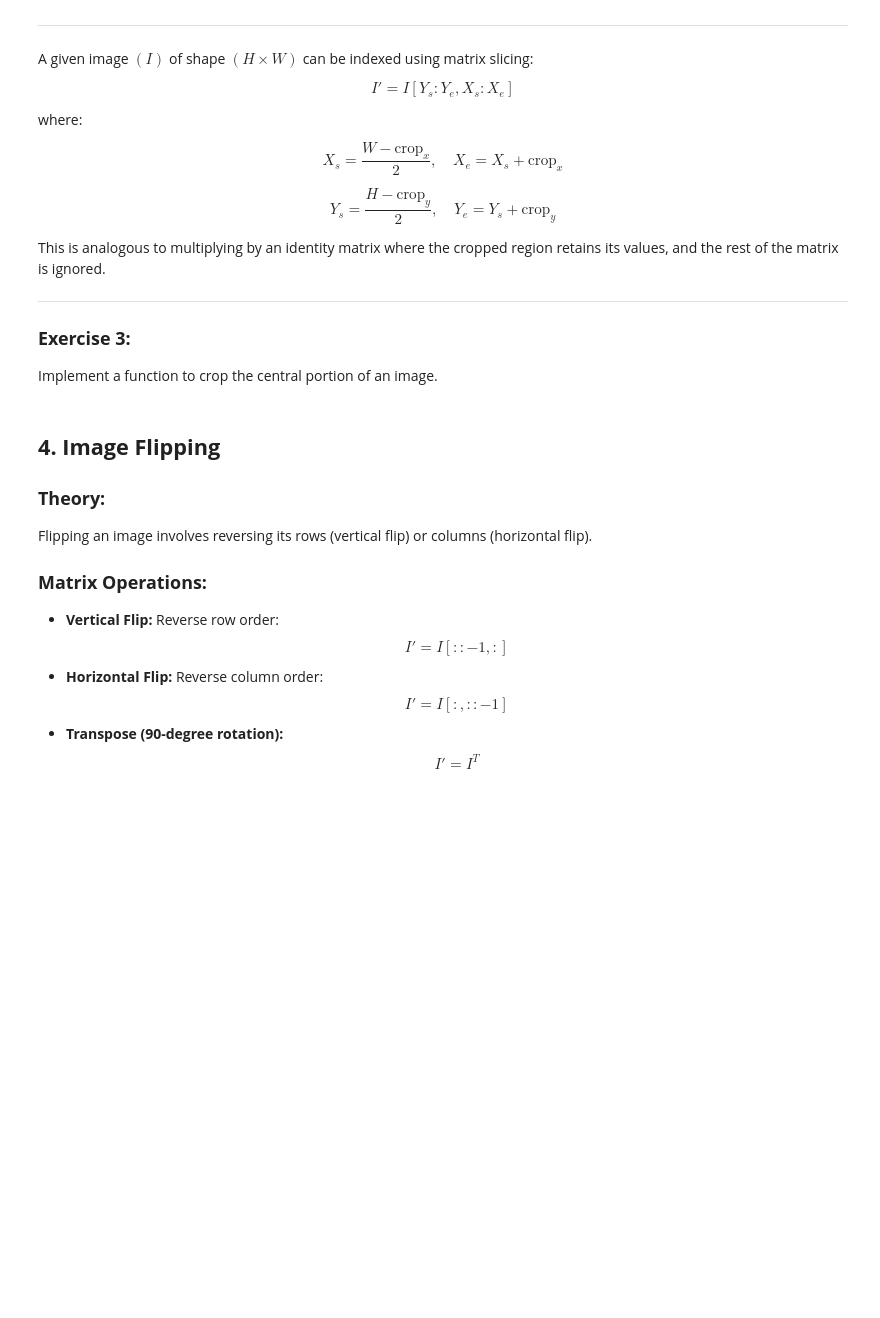
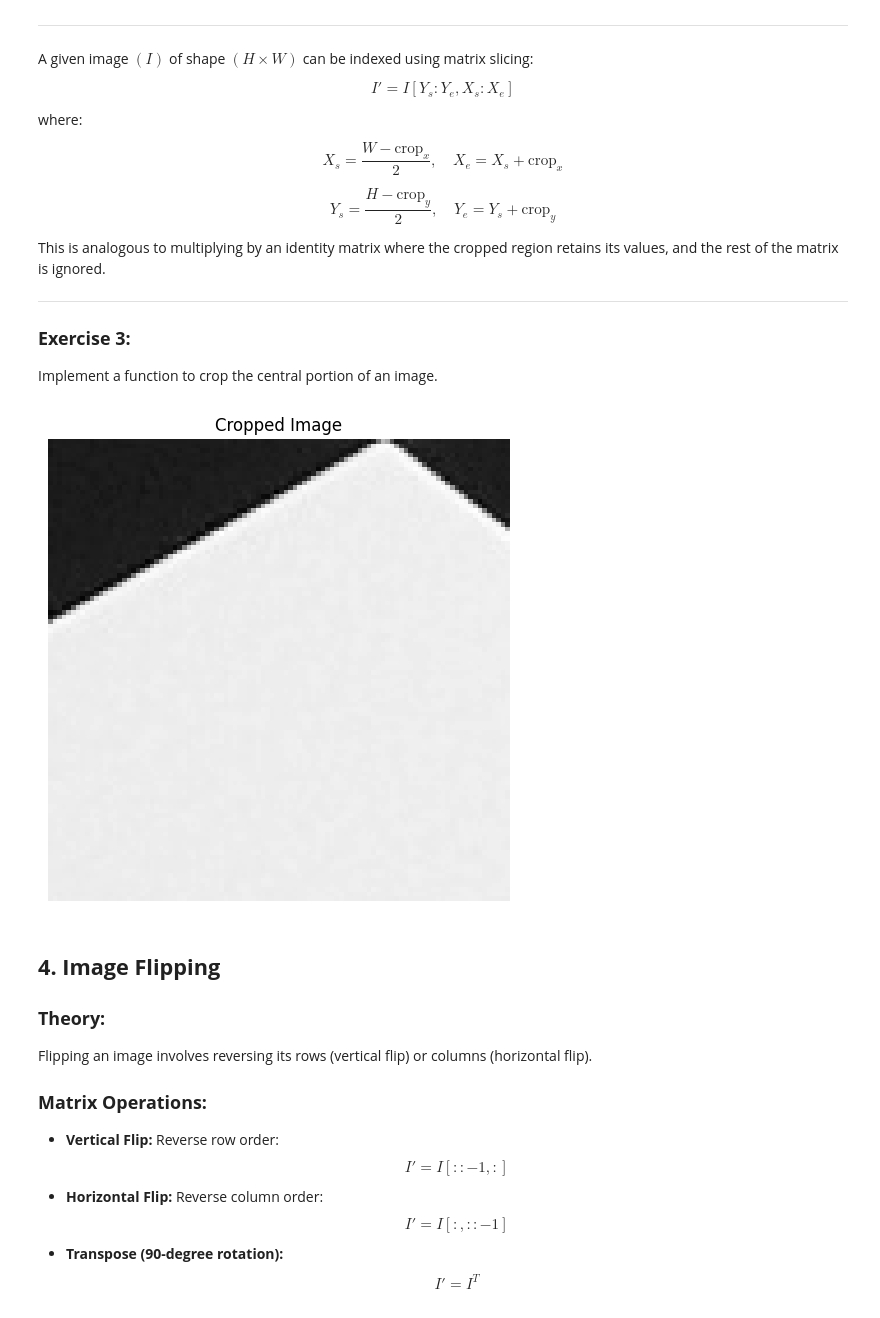
Before and after one commit to LyricClough/Linear-Final-project, a Jupyter notebook: Computer_Graphics_Project.ipynb, the cells around one changed output. Saved outputs shown, nothing was run; the diff lists cells and outputs as text; code cells hidden in the pictures; blank space fills up the shorter version.

Commit message:
implement crop function part 2 ex 3

```diff
--- a/Computer_Graphics_Project.ipynb
+++ b/Computer_Graphics_Project.ipynb
@@ -1617,16 +1617,24 @@ This is analogous to multiplying by an identity matrix where the cropped region
 ### **Exercise 3:**
 Implement a function to crop the central portion of an image.
 # %%
-
+# Rane Gray
 def crop_center(img, crop_x, crop_y):
     """
     Crop the central region of the image with dimensions (crop_x, crop_y).
     """
     # Your code here
-    pass
+    h, w = img.shape[0:3]
+    start_x = (w - crop_x) // 2
+    start_y = (h - crop_y) // 2
+    end_x = start_x + crop_x
+    end_y = start_y + crop_y
+    cropped_img = img[start_y:end_y, start_x:end_x]
+    return cropped_img
 
 cropped_img = crop_center(img, 100, 100)
 show_image(cropped_img, "Cropped Image")
+# %% [output]
+[figure, added]
 # %% [markdown]
 ## **4. Image Flipping**
 ### **Theory:**
```
